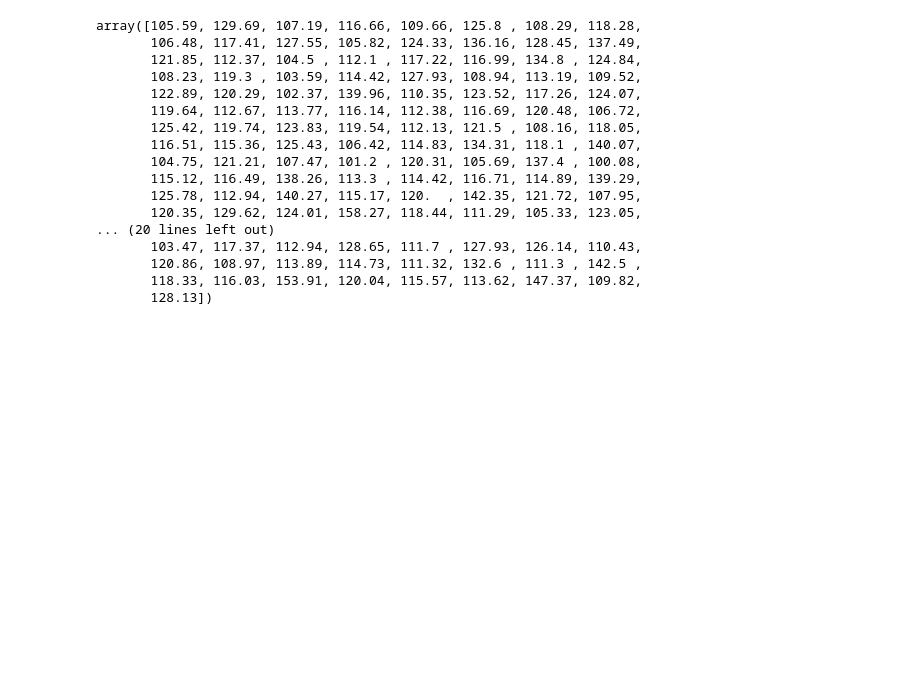
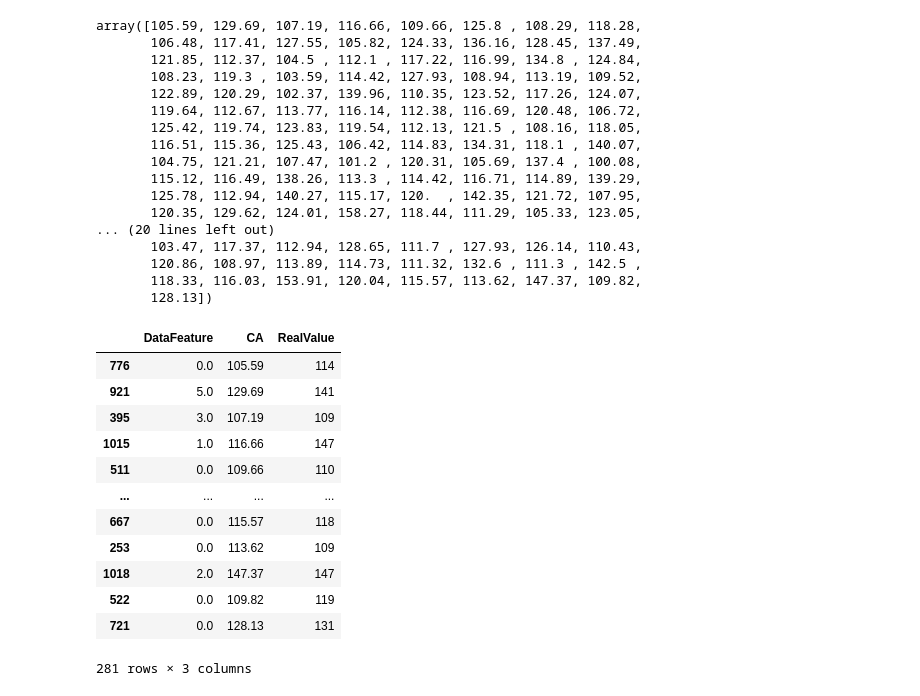
Before and after one commit to gani88/ML-DataScience, a Jupyter notebook: Football_Manager_Predict_CA_using_RandomForest.ipynb, the cells around one changed output. Drawn from its saved outputs; the diff is of its cells as text; code cells hidden in the pictures; blank space fills up the shorter version.

```diff
--- a/Football_Manager_Predict_CA_using_RandomForest.ipynb
+++ b/Football_Manager_Predict_CA_using_RandomForest.ipynb
@@ -103,3 +143,21 @@ array([105.59, 129.69, 107.19, 116.66, 109.66, 125.8 , 108.29, 118.28,
        120.86, 108.97, 113.89, 114.73, 111.32, 132.6 , 111.3 , 142.5 ,
        118.33, 116.03, 153.91, 120.04, 115.57, 113.62, 147.37, 109.82,
        128.13])
+# %%
+output = pd.DataFrame({'DataFeature':val_X.Gls, 'CA':stat_preds, 'RealValue':val_y})
+# %%
+output
+# %% [output]
+|  | DataFeature | CA | RealValue |
+| 776 | 0.0 | 105.59 | 114 |
+| 921 | 5.0 | 129.69 | 141 |
+| 395 | 3.0 | 107.19 | 109 |
+| 1015 | 1.0 | 116.66 | 147 |
+| 511 | 0.0 | 109.66 | 110 |
+| ... | ... | ... | ... |
+| 667 | 0.0 | 115.57 | 118 |
+| 253 | 0.0 | 113.62 | 109 |
+| 1018 | 2.0 | 147.37 | 147 |
+| 522 | 0.0 | 109.82 | 119 |
+| 721 | 0.0 | 128.13 | 131 |
+281 rows × 3 columns
```
Also changed, not shown: parts of 7 cells of this notebook.
